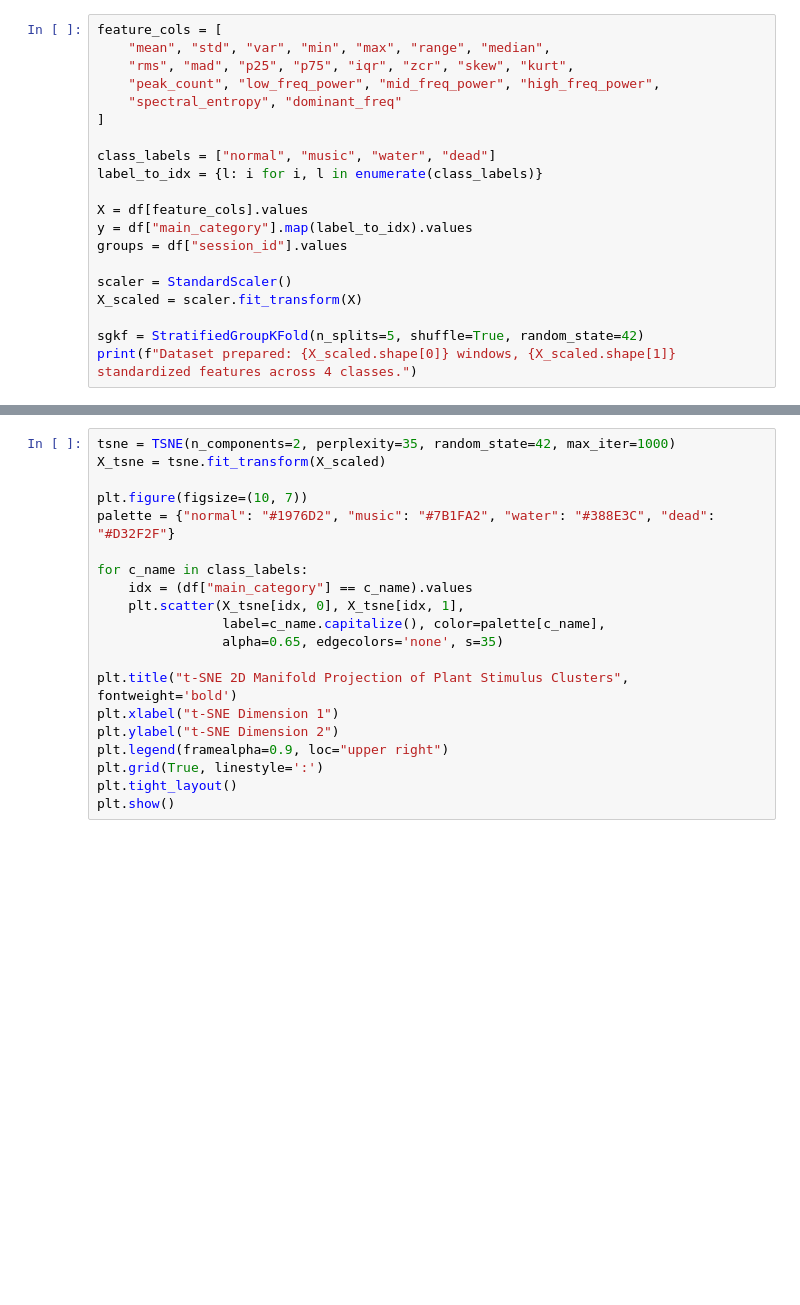
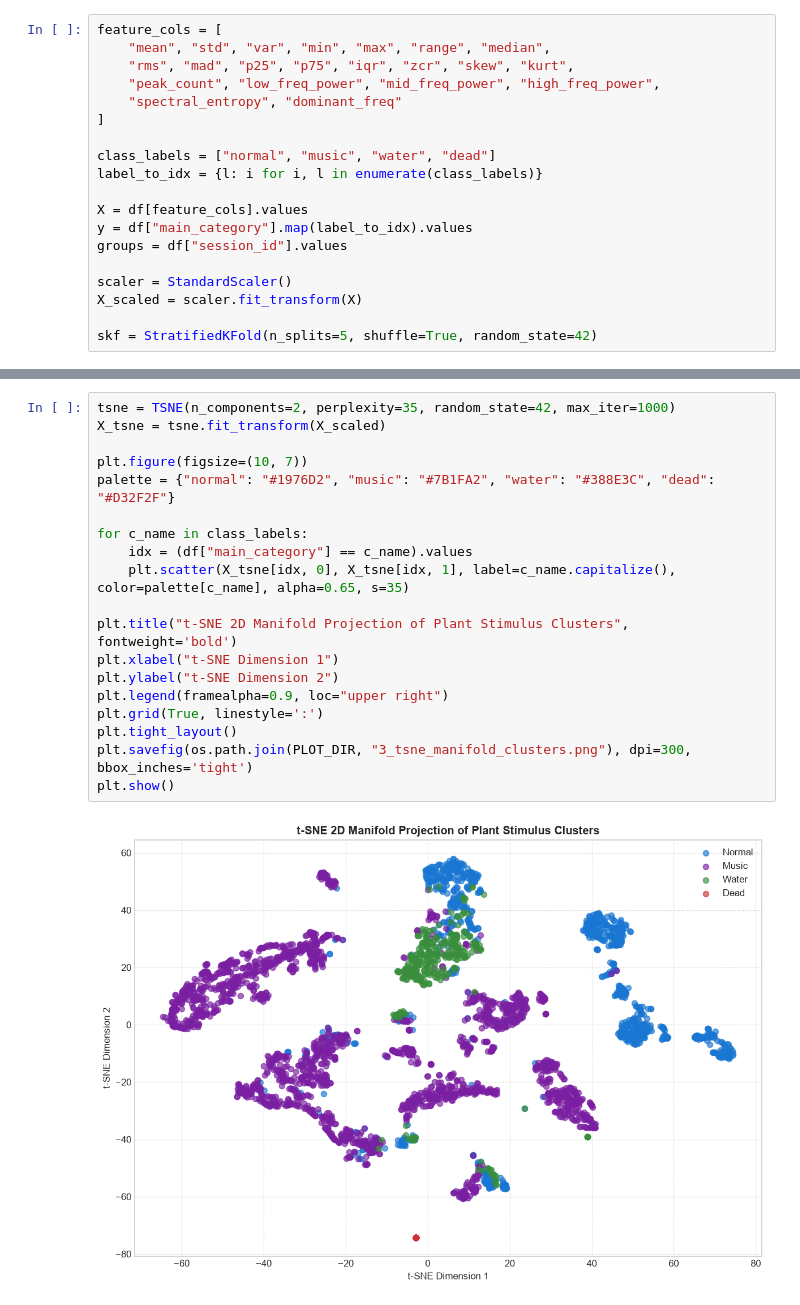
Before and after one commit to tanishq3142/PLANT-EMOTION-DETECTION, a Jupyter notebook: notebook/03_multiclass_stimulus_svm_knn.ipynb, the cells around one changed output, grey strips where cells are left out. Drawn from its saved outputs; the diff is of its cells as text; blank space fills up the shorter version.

```diff
--- a/notebook/03_multiclass_stimulus_svm_knn.ipynb
+++ b/notebook/03_multiclass_stimulus_svm_knn.ipynb
@@ -53,5 +61,4 @@ groups = df["session_id"].values
 scaler = StandardScaler()
 X_scaled = scaler.fit_transform(X)
 
-sgkf = StratifiedGroupKFold(n_splits=5, shuffle=True, random_state=42)
-print(f"Dataset prepared: {X_scaled.shape[0]} windows, {X_scaled.shape[1]} standardized features across 4 classes.")
+skf = StratifiedKFold(n_splits=5, shuffle=True, random_state=42)
@@ -141,20 +152,21 @@ t-Distributed Stochastic Neighbor Embedding (t-SNE) preserves local manifold top
 # %%
 tsne = TSNE(n_components=2, perplexity=35, random_state=42, max_iter=1000)
 X_tsne = tsne.fit_transform(X_scaled)
 
 plt.figure(figsize=(10, 7))
 palette = {"normal": "#1976D2", "music": "#7B1FA2", "water": "#388E3C", "dead": "#D32F2F"}
 
 for c_name in class_labels:
     idx = (df["main_category"] == c_name).values
-    plt.scatter(X_tsne[idx, 0], X_tsne[idx, 1],
-                label=c_name.capitalize(), color=palette[c_name],
-                alpha=0.65, edgecolors='none', s=35)
+    plt.scatter(X_tsne[idx, 0], X_tsne[idx, 1], label=c_name.capitalize(), color=palette[c_name], alpha=0.65, s=35)
 
 plt.title("t-SNE 2D Manifold Projection of Plant Stimulus Clusters", fontweight='bold')
 plt.xlabel("t-SNE Dimension 1")
 plt.ylabel("t-SNE Dimension 2")
 plt.legend(framealpha=0.9, loc="upper right")
 plt.grid(True, linestyle=':')
 plt.tight_layout()
+plt.savefig(os.path.join(PLOT_DIR, "3_tsne_manifold_clusters.png"), dpi=300, bbox_inches='tight')
 plt.show()
+# %% [output]
+[figure, added]
```
Also changed, not shown: parts of 19 cells of this notebook, 39 other files.
